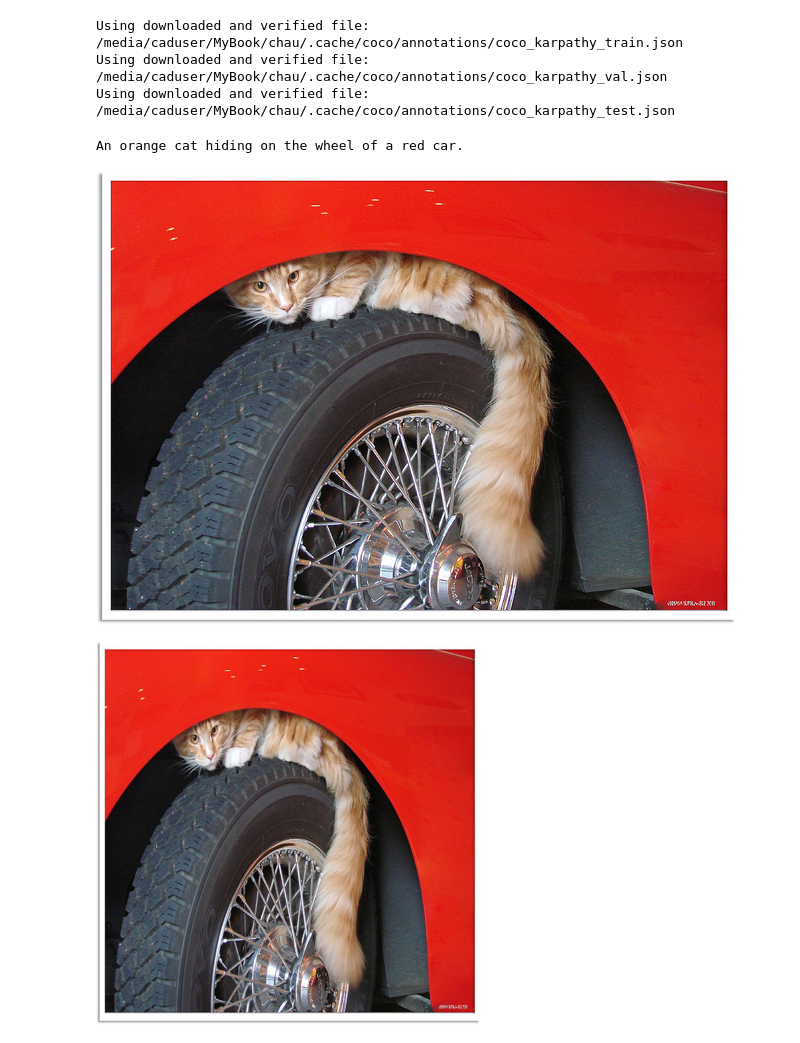
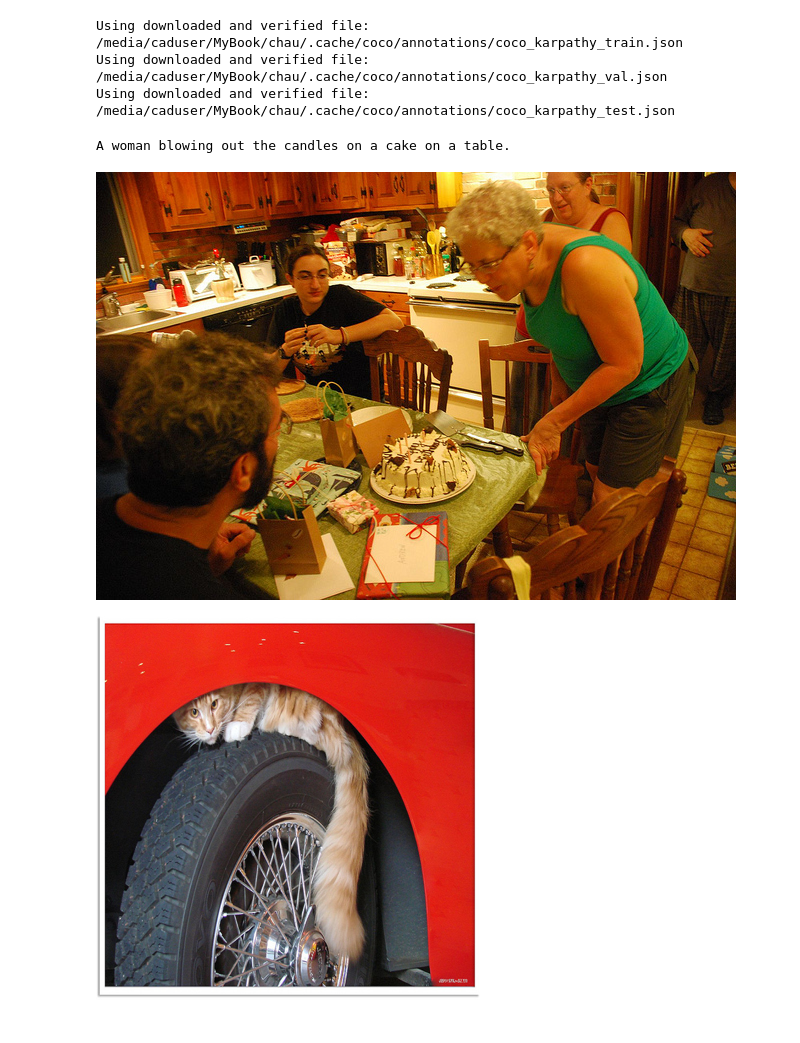
Before and after one commit to hchautran/PiToMe, a Jupyter notebook: itr/vis_blip.ipynb, the cells around one changed output. Cells and saved outputs as stored; diff of their text form; code cells hidden in the pictures.

```diff
--- a/itr/vis_blip.ipynb
+++ b/itr/vis_blip.ipynb
@@ -75,18 +75,18 @@ transform_norm = transforms.Compose(transform_list + [
 ])
 # %%
 # index = 102
-index = 300
+# index = 300
 # index = 6665
 # index = 21110
 # index = 6400
 # index = 15200
-# index = 22000
+index = 22000
 sample = dataset['train'][index]
 print(sample['text_input'])
 sample['image']
 # %% [output]
-An orange cat hiding on the wheel of a red car.
+A woman blowing out the candles on a cake on a table.
-[figure, old version]
+[figure, new version]
 # %%
 
 image = sample['image']
```
Also changed, not shown: 20 other files.
